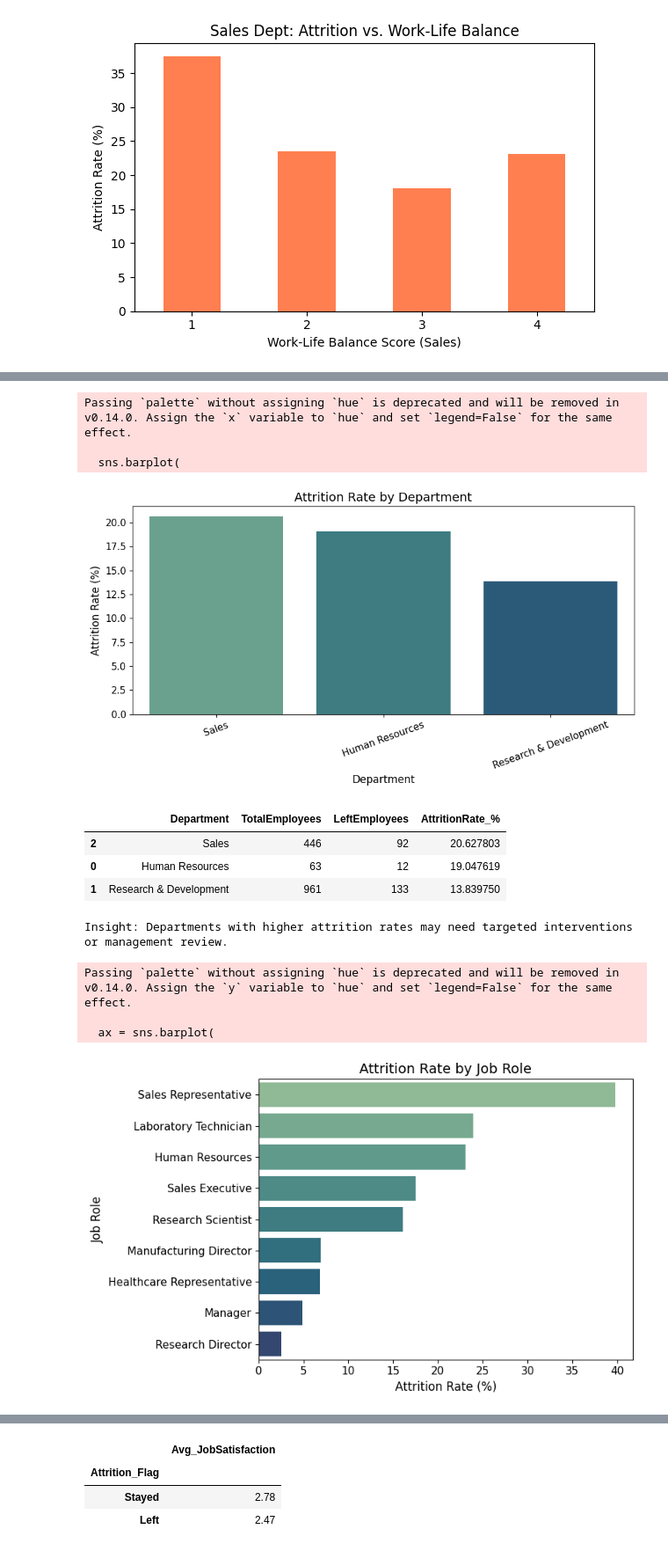
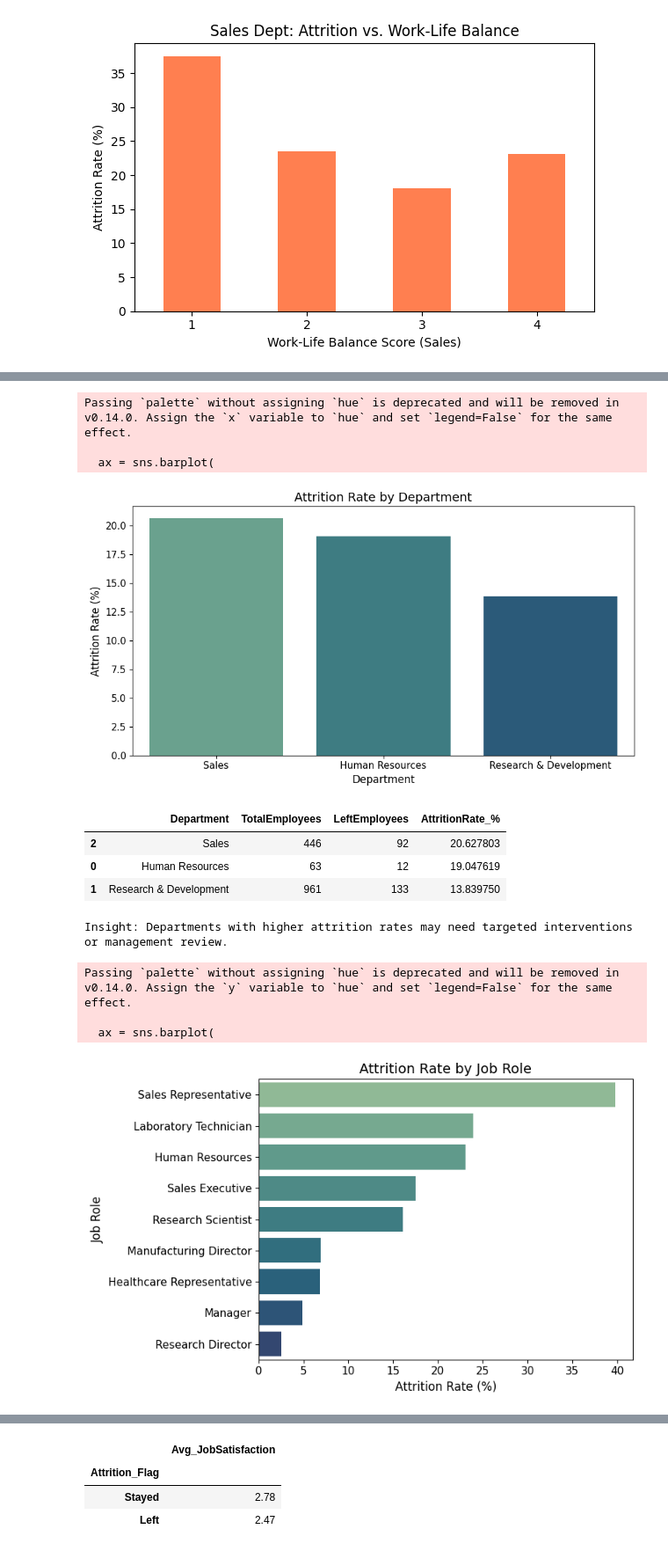
Before and after one commit to morannuri/Phyton-_Mini-Project, a Jupyter notebook: phyton_project - updated.ipynb, the cells around one changed output, grey strips where cells are left out. Shown at 88% size. Cells and saved outputs as stored; diff of their text form; code cells hidden in the pictures.

```diff
--- a/phyton_project - updated.ipynb
+++ b/phyton_project - updated.ipynb
@@ -704,7 +724,7 @@ kpi_dept = kpi_dept.sort_values('AttritionRate_%', ascending=False)
 
 # Plot
 plt.figure(figsize=(9, 5))
-sns.barplot(
+ax = sns.barplot(
     data=kpi_dept,
     x='Department',
     y='AttritionRate_%',
@@ -713,7 +733,8 @@ sns.barplot(
 plt.xlabel('Department', fontsize=12)
 plt.ylabel('Attrition Rate (%)', fontsize=12)
 plt.title('Attrition Rate by Department', fontsize=14)
-plt.xticks(rotation=20, fontsize=11)
+# Set X-axis tick labels straight/horizontal
+ax.set_xticklabels(ax.get_xticklabels(), rotation=0, ha='center', fontsize=11)
 plt.yticks(fontsize=11)
 plt.tight_layout()
 plt.show()
@@ -741,35 +762,35 @@ role_attrition = (
 )
 role_attrition['Attrition_Rate_%'] = 100 * role_attrition['Left'] / role_attrition['Total']
 
 # Sort JobRoles by attrition rate, descending
 role_attrition = role_attrition.sort_values('Attrition_Rate_%', ascending=False)
 
 # Plot
 plt.figure(figsize=(max(8, 0.6 * len(role_attrition)), 5))
 ax = sns.barplot(
     data=role_attrition,
     y='JobRole',
     x='Attrition_Rate_%',
     palette='crest'
 )
 plt.title('Attrition Rate by Job Role', fontsize=14)
 plt.xlabel('Attrition Rate (%)', fontsize=12)
 plt.ylabel('Job Role', fontsize=12)
 plt.xticks(fontsize=11)
 plt.yticks(fontsize=11)
 for label in ax.get_yticklabels():
     label.set_text(label.get_text().replace("_", "\n"))  # Split long role names
 
 plt.tight_layout()
 plt.show()
 
 # Display the attrition rate table
 display(role_attrition[['JobRole', 'Attrition_Rate_%']])
 # %% [output]
 Passing `palette` without assigning `hue` is deprecated and will be removed in v0.14.0. Assign the `x` variable to `hue` and set `legend=False` for the same effect.
 
-  sns.barplot(
+  ax = sns.barplot(
-[figure, old version]
+[figure, new version]
 |  | Department | TotalEmployees | LeftEmployees | AttritionRate_% |
 | 2 | Sales | 446 | 92 | 20.627803 |
 | 0 | Human Resources | 63 | 12 | 19.047619 |
```
Also changed, not shown: parts of 6 cells of this notebook, 1 other file.
